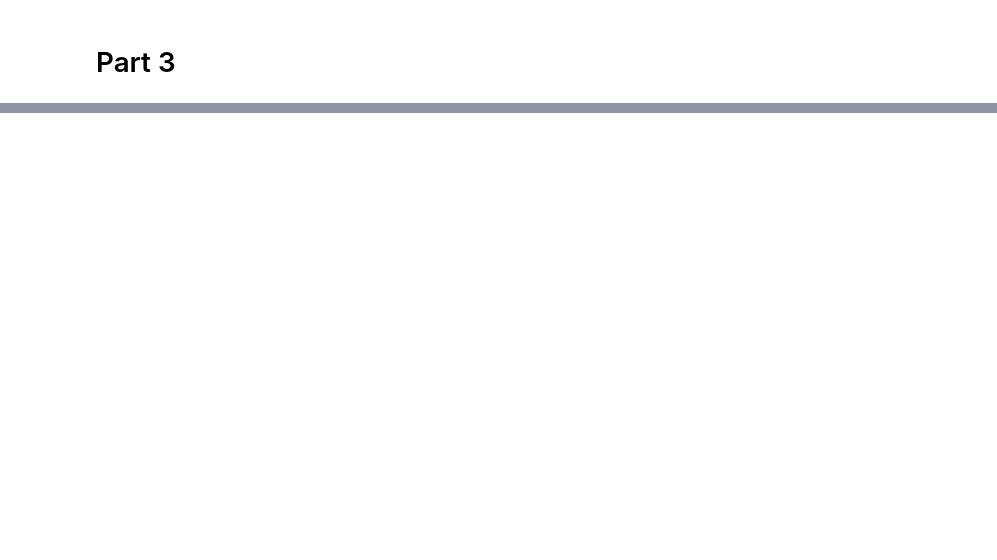
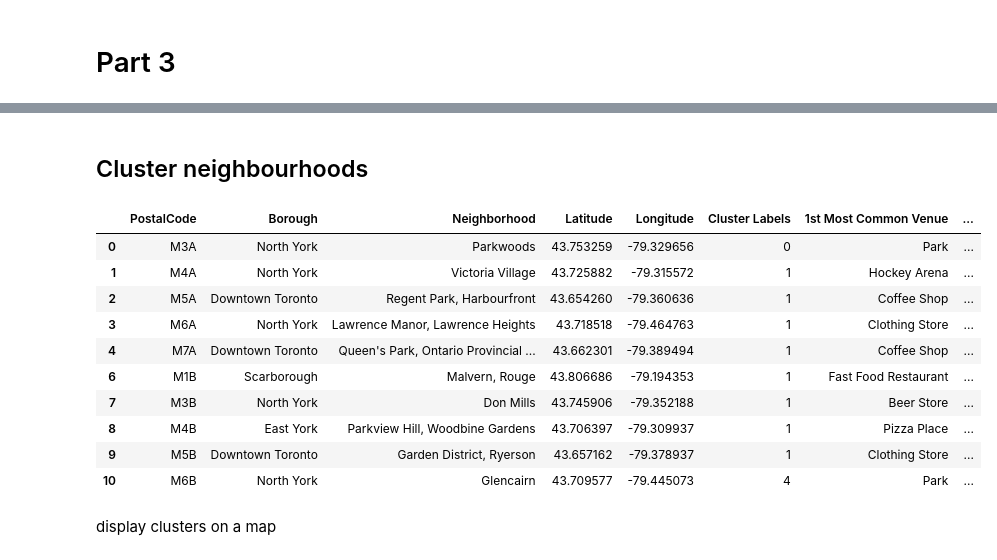
Before and after one commit to Serji0/Coursera_Capstone, a Jupyter notebook: Week3 assignment.ipynb, the cells around one changed output, grey strips where cells are left out. Cells and saved outputs as stored; diff of their text form; code cells hidden in the pictures; blank space fills up the shorter version.

```diff
--- a/Week3 assignment.ipynb
+++ b/Week3 assignment.ipynb
@@ -129,0 +291,21 @@ VERSION = '20180605' # Foursquare API version
+# %%
+num_top_venues = 10
+
+indicators = ['st', 'nd', 'rd']
+
+# create columns according to number of top venues
+columns = ['Neighborhood']
+for ind in np.arange(num_top_venues):
+    try:
+        columns.append('{}{} Most Common Venue'.format(ind+1, indicators[ind]))
+    except:
+        columns.append('{}th Most Common Venue'.format(ind+1))
+
+# create a new dataframe
+neighborhoods_venues_sorted = pd.DataFrame(columns=columns)
+neighborhoods_venues_sorted['Neighborhood'] = toronto_grouped['Neighborhood']
+
+for ind in np.arange(toronto_grouped.shape[0]):
+    neighborhoods_venues_sorted.iloc[ind, 1:] = return_most_common_venues(toronto_grouped.iloc[ind, :], num_top_venues)
+
+neighborhoods_venues_sorted.head(10)
@@ -129,0 +324,36 @@ VERSION = '20180605' # Foursquare API version
+# %% [markdown]
+## Cluster neighbourhoods
+# %%
+# set number of clusters
+kclusters = 5
+
+toronto_grouped_clustering = toronto_grouped.drop('Neighborhood', 1)
+
+# run k-means clustering
+kmeans = KMeans(n_clusters=kclusters, random_state=0).fit(toronto_grouped_clustering)
+# %%
+# add clustering labels
+neighborhoods_venues_sorted.insert(0, 'Cluster Labels', kmeans.labels_)
+
+toronto_merged = neighborhood_df
+
+# merge toronto_grouped with toronto_data to add latitude/longitude for each neighborhood
+toronto_merged = toronto_merged.join(neighborhoods_venues_sorted.set_index('Neighborhood'), on='Neighborhood')
+# drop rows without venues
+toronto_merged.dropna(inplace=True)
+toronto_merged['Cluster Labels'] = toronto_merged['Cluster Labels'].astype(int)
+toronto_merged.head(10)
+# %% [output]
+|  | PostalCode | Borough | Neighborhood | Latitude | Longitude | Cluster Labels | 1st Most Common Venue | ... |
+| 0 | M3A | North York | Parkwoods | 43.753259 | -79.329656 | 0 | Park | ... |
+| 1 | M4A | North York | Victoria Village | 43.725882 | -79.315572 | 1 | Hockey Arena | ... |
+| 2 | M5A | Downtown Toronto | Regent Park, Harbourfront | 43.654260 | -79.360636 | 1 | Coffee Shop | ... |
+| 3 | M6A | North York | Lawrence Manor, Lawrence Heights | 43.718518 | -79.464763 | 1 | Clothing Store | ... |
+| 4 | M7A | Downtown Toronto | Queen's Park, Ontario Provincial ... | 43.662301 | -79.389494 | 1 | Coffee Shop | ... |
+| 6 | M1B | Scarborough | Malvern, Rouge | 43.806686 | -79.194353 | 1 | Fast Food Restaurant | ... |
+| 7 | M3B | North York | Don Mills | 43.745906 | -79.352188 | 1 | Beer Store | ... |
+| 8 | M4B | East York | Parkview Hill, Woodbine Gardens | 43.706397 | -79.309937 | 1 | Pizza Place | ... |
+| 9 | M5B | Downtown Toronto | Garden District, Ryerson | 43.657162 | -79.378937 | 1 | Clothing Store | ... |
+| 10 | M6B | North York | Glencairn | 43.709577 | -79.445073 | 4 | Park | ... |
+# %% [markdown]
+display clusters on a map
```
Also changed, not shown: parts of 27 cells of this notebook.
